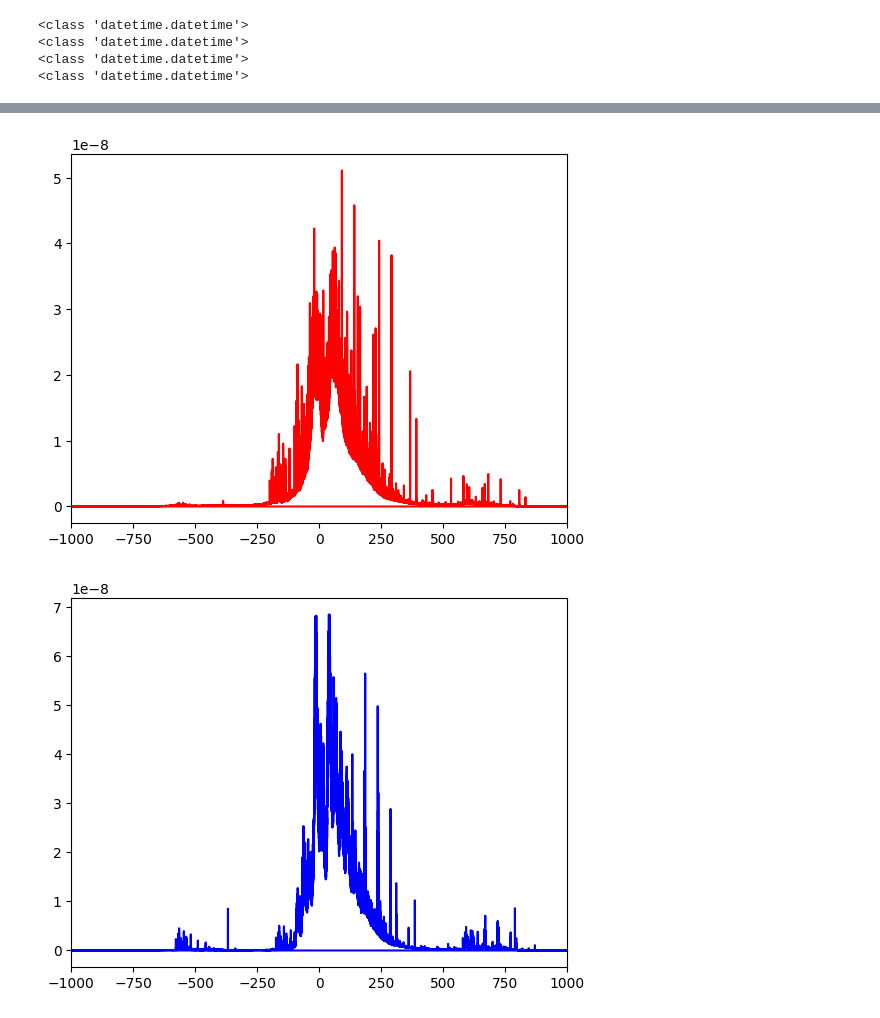
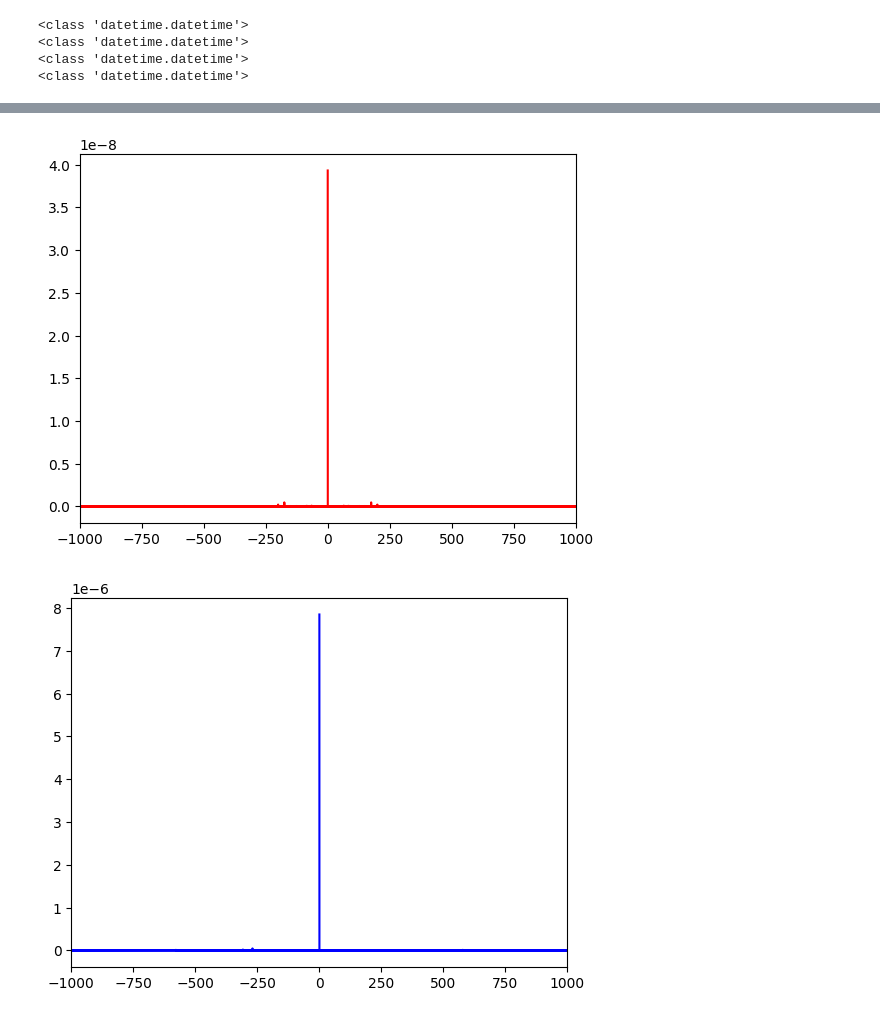
Before and after one commit to bdExplore/Scientific, a Jupyter notebook: Python/DJISummer.ipynb, the cells around one changed output, grey strips where cells are left out. Saved outputs shown, nothing was run; the diff lists cells and outputs as text; code cells hidden in the pictures.

Commit message:
after Shurup
plot1 corr_t

```diff
--- a/Python/DJISummer.ipynb
+++ b/Python/DJISummer.ipynb
@@ -14,17 +14,21 @@ import pandas as pd
 from datetime import datetime, timedelta
 # %%
 # Загрузка экспериментальных данных и используемые методы
-sample_rate, audio_data = wavfile.read('/Users/bogda/Documents/NFS/TASCAM_0016S3.wav')
+sample_rate, audio_data = wavfile.read('/Users/bogda/Documents/NFS/ Научка/Исходные данные/TASCAM_Files/TASCAM_0049S3.wav')
 df = pd.read_excel('/Users/bogda/Desktop/Acoustics/Scientific/Таблицы Данных/Conducting an experiment 30_08.xlsx')
 
 print(f"Частота дискретизации: {sample_rate} Гц")
 print(f"Форма массива данных: {audio_data.shape}")
 print(audio_data)
 
-def plot1 (Y1, X1):
+def plot1 (Y1, X1, name):
+    plt.figure(figsize=(10,4))
     plt.plot(X1, Y1, color='blue')
-    # plt.xlim(-freq_filt,freq_filt)
+    plt.ylabel('Амплитуда, у.е.')
+    plt.title(name)
+    plt.grid(True)
     plt.show()
+
 
 def plot2 (Y1, X1, Y2, X2):
     # plt.plot(X1, Y1, label = label1, color='blue')
@@ -35,10 +39,15 @@ def plot2 (Y1, X1, Y2, X2):
     plt.grid(True)
     plt.show()
 
+def corr_t(data1, data2):
+    data1_f = ifft(data1)
+    data2_f = ifft(data2)
+    return fft(data1_f*np.conj(data2_f))
+
 def corr_f(data1, data2, f1):
     mn = min(len(data1), len(data2))
-    data10 = ifft(data1)
-    data20 = ifft(data2)
+    data1_f = ifft(data1)
+    data2_f = ifft(data2)
     s1 = np.zeros(mn)
     s2 = np.zeros(mn)
     f = fftfreq(mn, 1 / sample_rate)
@@ -46,27 +55,32 @@ def corr_f(data1, data2, f1):
     for i in range (0, mn):
         if f[i] > -f1:
             if f[i] < f1:
-                s1[i] = data10[i]
-                s2[i] = data20[i]
+                s1[i] = data1_f[i]
+                s2[i] = data2_f[i]
 
-    corr_f = ifft(fft((np.abs(s1))**2)*np.conj(fft((np.abs(s2))**2)))
+    fft_abs_s1 = fft((np.abs(s1))**2)
+    fft_abs_s2 = fft((np.abs(s2))**2)
+
+    corr_f = ifft((fft_abs_s1)*np.conj(fft_abs_s2))
     return corr_f
 
 def count_time(first, df):
+
     cf_time = '15:26:16'
     cd_time = str(df.loc[first, 'Start time'])
     dur_time = str((df.loc[first, 'Duration']))
     c_time_dt = datetime.strptime(cf_time, "%H:%M:%S")
     x_time_dt = datetime.strptime(cd_time, "%H:%M:%S")
     duration = datetime.strptime(dur_time, "%H:%M:%S")
-    print(type(duration))
-    print(type(x_time_dt))
+    # print(type(duration))
+    # print(type(x_time_dt))
     delta = (x_time_dt -  c_time_dt).seconds%86400
     time_b_1 = delta
     time_b_2 = delta + duration.second
     return time_b_1, time_b_2
 
 def cr_arr_t(first, second):
+
     t1_beg, t1_end = count_time(first, df)
     t2_beg, t2_end = count_time(second, df)
     t_int1 = (t > t1_beg) & (t < t1_end)
@@ -75,8 +89,10 @@ def cr_arr_t(first, second):
     t2 = t[t_int2]
     f1 = fftfreq(int(min(len(t1), len(t2))), 1 / sample_rate) # Массив частот
     f2 = fftfreq(int(min(len(t1), len(t2))), 1 / sample_rate) # Массив частот
+
     array = [t_int1, t_int2, t1, t2, f1, f2]
     return array
+
 def norm_max (data):
     return data/max(data)
 
@@ -88,6 +104,6 @@ t = np.arange(int(len(audio_data)))/sample_rate # Массив времен
 # %%
 # Создание массивов, используемых в обработке
-t_f_arr_1 = cr_arr_t(21, 22)
+t_f_arr_1 = cr_arr_t(32, 32)
 audio_data1_f1 = audio_data[t_f_arr_1[0]]
 audio_data1_f1 = norm_max(audio_data1_f1)
 audio_data2_f1 = audio_data[t_f_arr_1[1]]
@@ -99,7 +115,7 @@ audio_data2_f1 = norm_max(audio_data2_f1)
 <class 'datetime.datetime'>
 # %%
 # Создание массивов, используемых в обработке
-t_f_arr_2 = cr_arr_t(21, 34)
+t_f_arr_2 = cr_arr_t(27, 32)
 audio_data1_f2 = audio_data[t_f_arr_2[0]]
 audio_data1_f2 = norm_max(audio_data1_f2)
 audio_data2_f2 = audio_data[t_f_arr_2[1]]
@@ -132,11 +148,11 @@ plt.show()
 # %%
-plt.plot(t_f_arr_1[5], corr_f(audio_data1_f1, audio_data2_f1, 750), color='red')
+plt.plot(t_f_arr_1[4], corr_f(audio_data1_f1, audio_data2_f1, 750), color='red')
 plt.xlim(-1000, 1000)
 plt.show()
 
-plt.plot(t_f_arr_2[4], corr_f(audio_data1_f2, audio_data2_f2, 750), color='blue')
+plt.plot(t_f_arr_2[5], corr_f(audio_data1_f2, audio_data2_f2, 750), color='blue')
 plt.xlim(-1000, 1000)
 plt.show()
 # %% [output]
-[figure, old version]
+[figure, new version]
-[figure, old version]
+[figure, new version]
```
Also changed, not shown: parts of 4 cells of this notebook, 3 other files.
